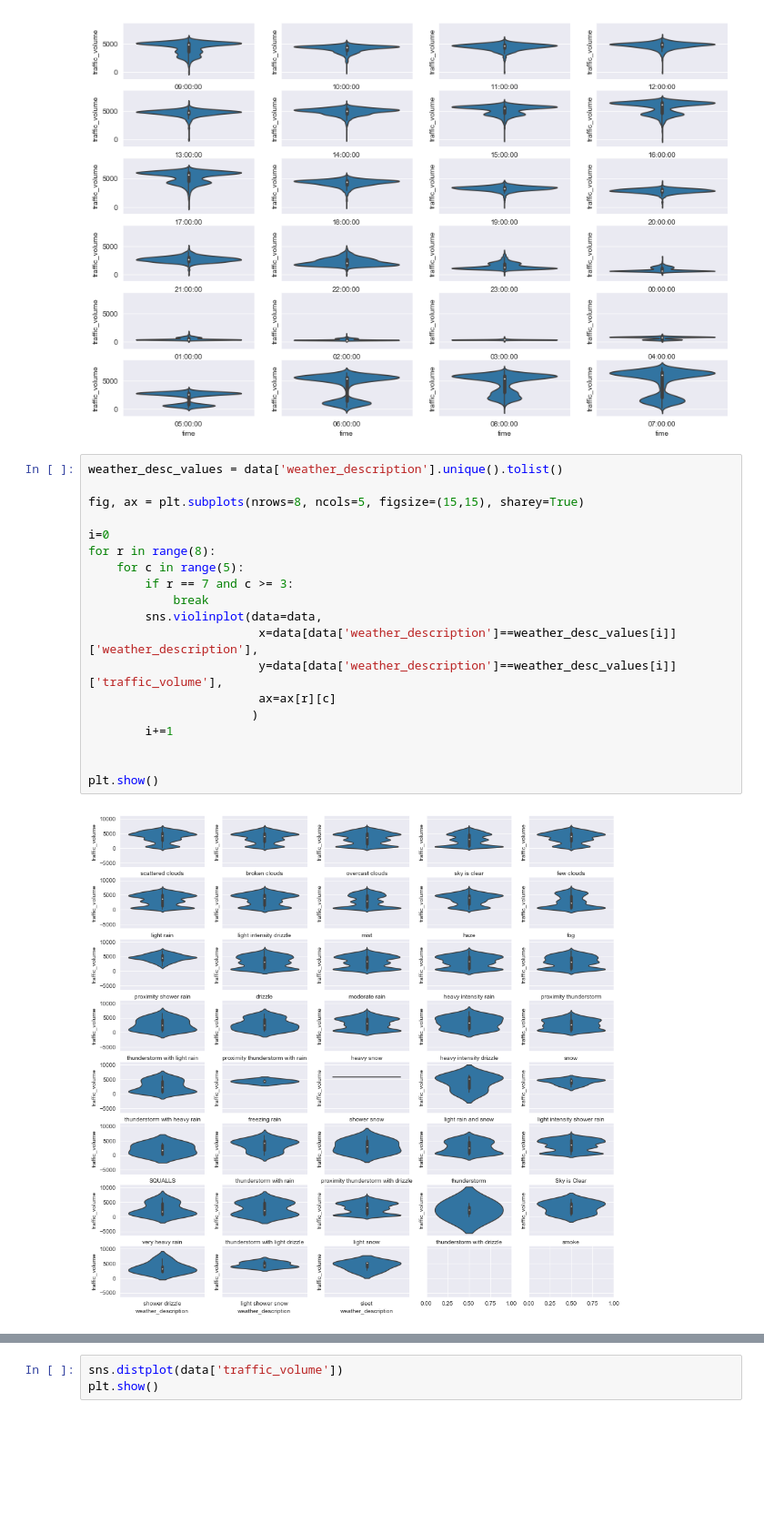
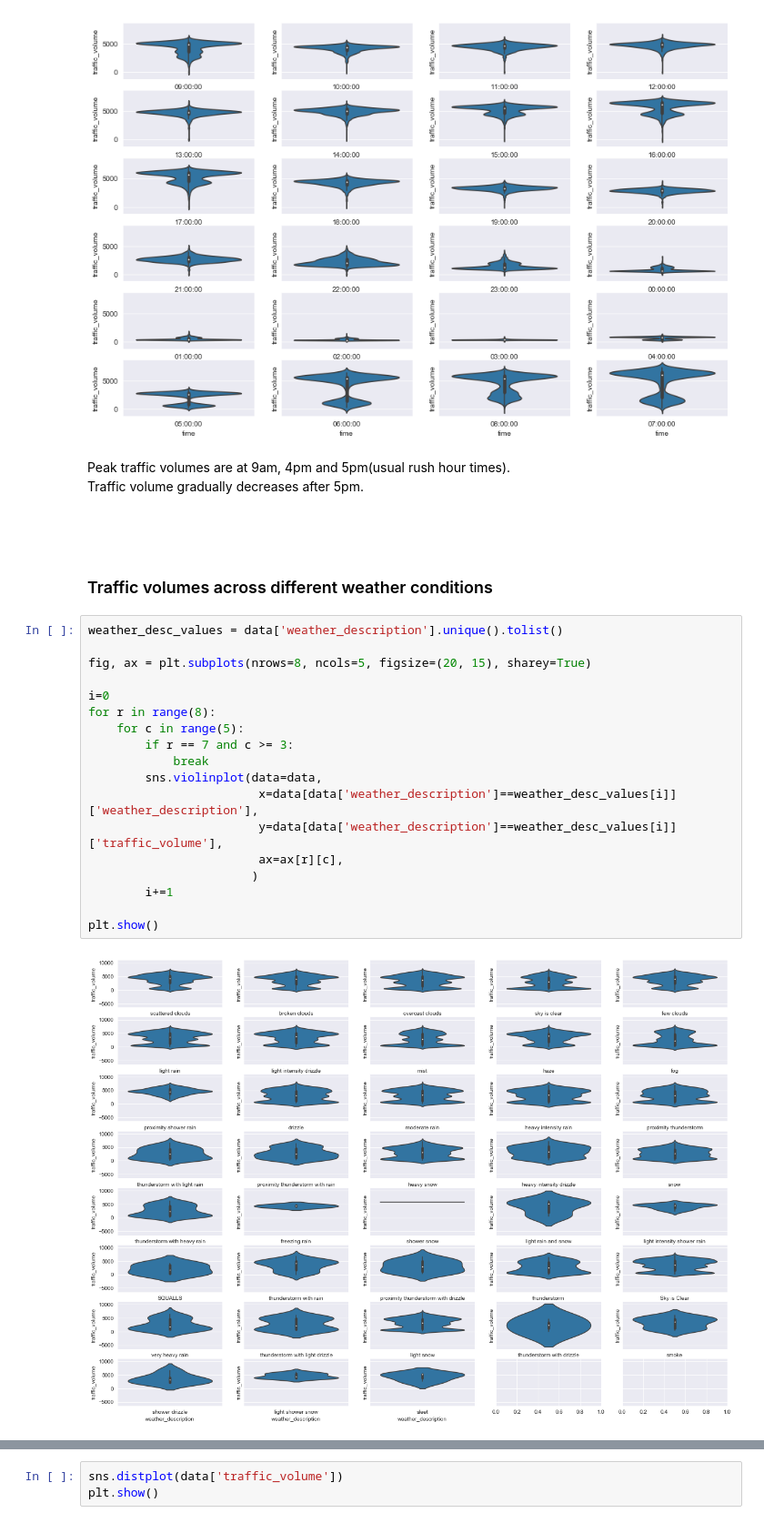
Before and after one commit to ap1495/Hourly-traffic-volume-on-Minneapolis-I-94, a Jupyter notebook: Minneapolis Traffic Volume.ipynb, the cells around one changed output, grey strips where cells are left out. Shown: that part at 91% size. Drawn from its saved outputs; the diff is of its cells as text; blank space fills up the shorter version.

```diff
--- a/Minneapolis Traffic Volume.ipynb
+++ b/Minneapolis Traffic Volume.ipynb
@@ -123,24 +138,29 @@ for r in range(6):
 plt.show()
 # %% [output]
 [figure]
+# %% [markdown]
+Peak traffic volumes are at 9am, 4pm and 5pm(usual rush hour times).<br>
+Traffic volume gradually decreases after 5pm. <br>
+# %% [markdown]
+<br><br>
+### Traffic volumes across different weather conditions
 # %%
 weather_desc_values = data['weather_description'].unique().tolist()
 
-fig, ax = plt.subplots(nrows=8, ncols=5, figsize=(15,15), sharey=True)
+fig, ax = plt.subplots(nrows=8, ncols=5, figsize=(20, 15), sharey=True)
 
 i=0
 for r in range(8):
     for c in range(5):
         if r == 7 and c >= 3:
             break
         sns.violinplot(data=data,
                         x=data[data['weather_description']==weather_desc_values[i]]['weather_description'],
                         y=data[data['weather_description']==weather_desc_values[i]]['traffic_volume'],
-                        ax=ax[r][c]
+                        ax=ax[r][c],
                        )
         i+=1
 
-
 plt.show()
 # %% [output]
-[figure, old version]
+[figure, new version]
```
Also changed, not shown: parts of 21 cells of this notebook.
